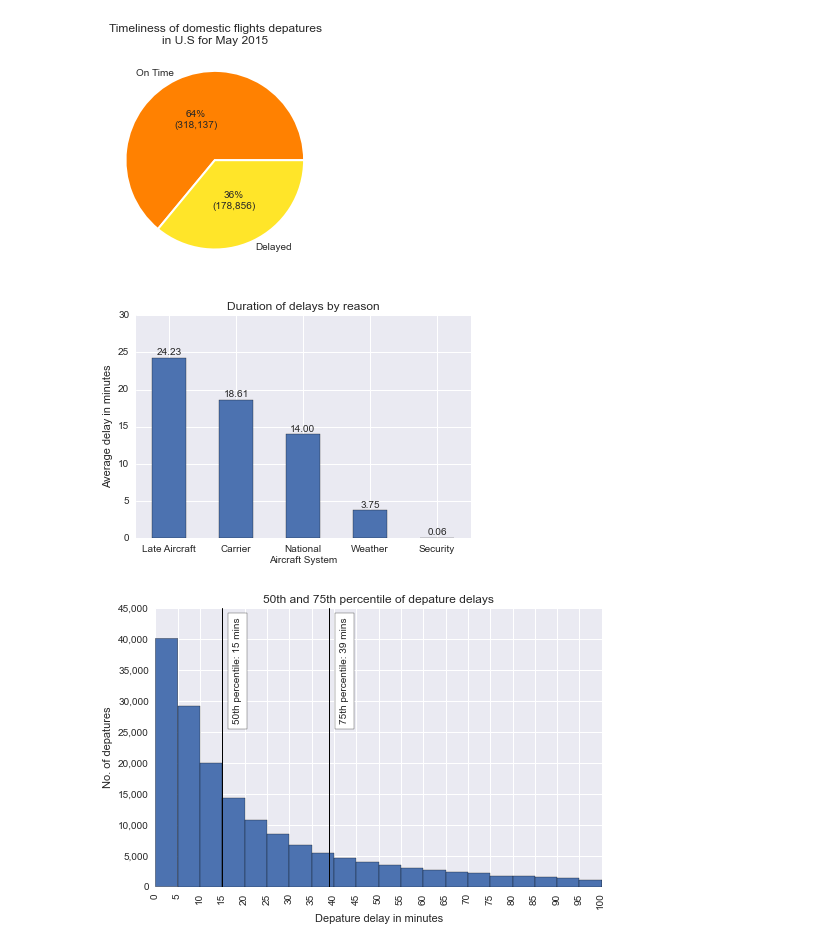
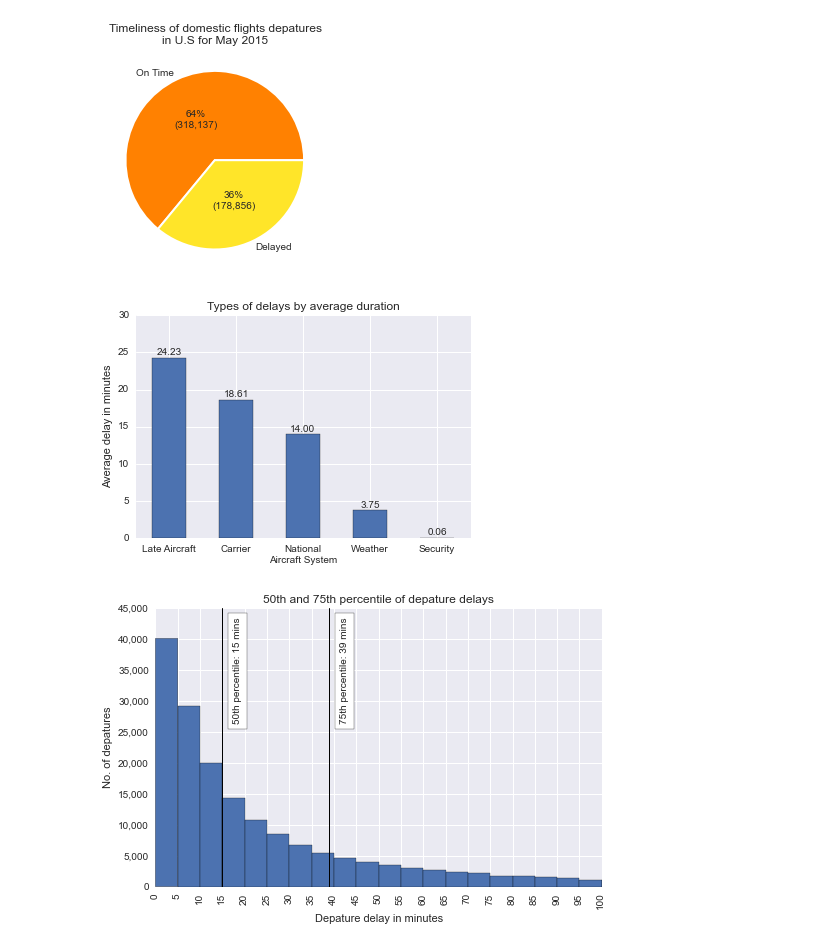
Before and after one commit to rphoa/python-project-primer, a Jupyter notebook: notebooks/3. Modelling.ipynb, the cells around one changed output. Saved outputs shown, nothing was run; the diff lists cells and outputs as text; code cells hidden in the pictures.

```diff
--- a/notebooks/3. Modelling.ipynb
+++ b/notebooks/3. Modelling.ipynb
@@ -66,31 +64,31 @@ plt.show()
 # %%
 fig, ax = plt.subplots()
 fig.set_size_inches([6, 4])
 df_delay = df_performance[~pd.isnull(df_performance["CARRIER_DELAY"])]
 d = {
     "Carrier": df_delay["CARRIER_DELAY"].mean(),
     "Weather": df_delay["WEATHER_DELAY"].mean(),
     "National\nAircraft System": df_delay["NAS_DELAY"].mean(),
     "Security": df_delay["SECURITY_DELAY"].mean(),
     "Late Aircraft": df_delay["LATE_AIRCRAFT_DELAY"].mean()
 }
 data = OrderedDict(sorted(d.items(), key=lambda t: -t[1]))
 index = np.arange(len(data))
 width = 0.5
 rects = plt.bar(index + width/2, data.values(), width)
 for rect in rects:
     height = rect.get_height()
     plt.text(rect.get_x()+rect.get_width()/2., height+0.1, "{:.2f}".format(height), ha="center", va="bottom")
 
 ax.set_ylim([0, 30])
 plt.xticks(index + width, list(data.keys()))
 
 plt.ylabel("Average delay in minutes")
-plt.title("Duration of delays by reason")
+plt.title("Types of delays by average duration")
 
 plt.show()
 # %% [output]
-[figure, old version]
+[figure, new version]
 # %%
 def draw_percentile(p):
     percentile = np.percentile(x, p)
```
Also changed, not shown: parts of 1 cell of this notebook, 9 other files.
